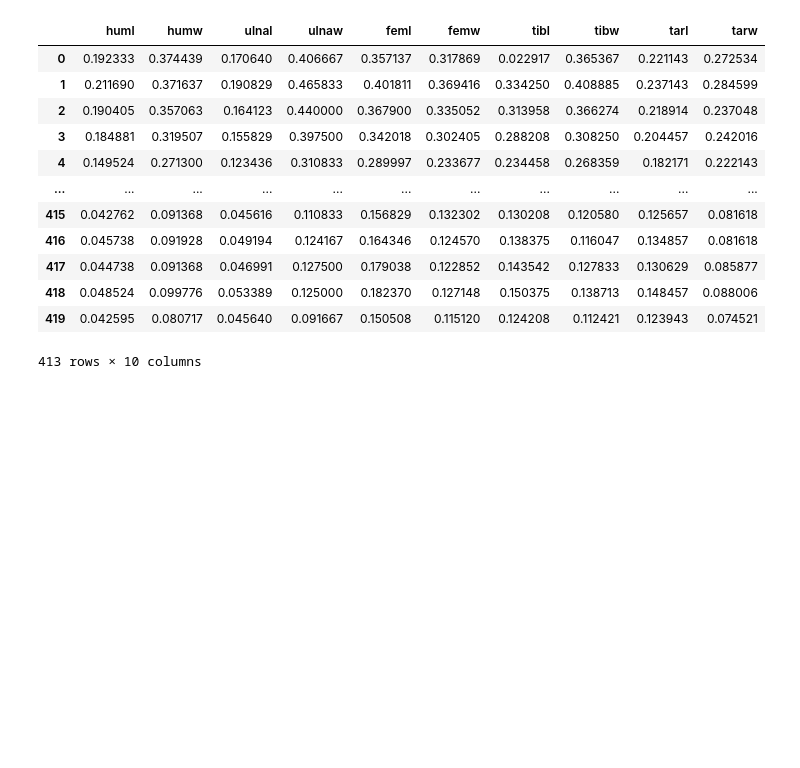
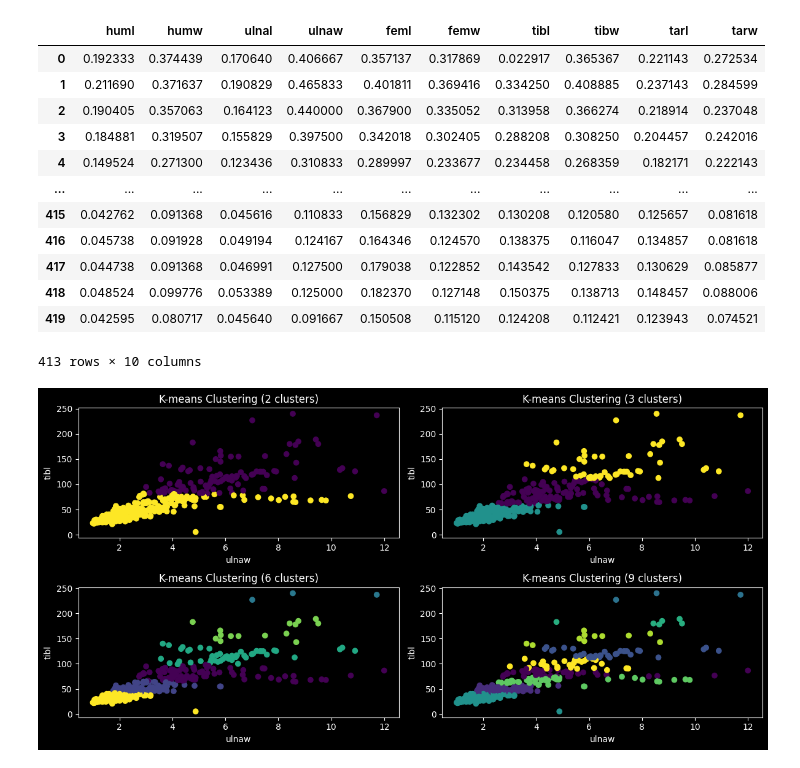
Before and after one commit to joaopcvieira/CMC-13, a Jupyter notebook: Lab2/main.ipynb, the cells around one changed output. Cells and saved outputs as stored; diff of their text form; code cells hidden in the pictures; blank space fills up the shorter version.

```diff
--- a/Lab2/main.ipynb
+++ b/Lab2/main.ipynb
@@ -49,11 +77,11 @@ plt.show()
 # %%
 # retirando a coluna ID
-dataset.drop(columns=['id'],axis=1,inplace=True)
+df.drop(columns=['id'],axis=1,inplace=True)
 
-# Normalizando todas as colunas do dataset
-dataset.max()
-dataset_normalizado = dataset / dataset.max()
-dataset_normalizado
+# Normalizando todas as colunas do df
+df.max()
+df_normalizado = df / df.max()
+df_normalizado
 # %% [output]
 |  | huml | humw | ulnal | ulnaw | feml | femw | tibl | tibw | tarl | tarw |
 | 0 | 0.192333 | 0.374439 | 0.170640 | 0.406667 | 0.357137 | 0.317869 | 0.022917 | 0.365367 | 0.221143 | 0.272534 |
@@ -70,20 +98,55 @@ dataset_normalizado
 413 rows × 10 columns
 # %%
 # dataframe para armazenar os valores do kmeans
-df = pd.DataFrame(dataset)
+df_aprendizado = pd.DataFrame(df)
 # %%
 # Aplicando K-MEANS com 2 clusters
 kmeans_2 = KMeans(n_clusters=2, random_state=50)
-df['Cluster_2'] = kmeans_2.fit_predict(dataset)
+df_aprendizado['Cluster_2'] = kmeans_2.fit_predict(df)
 
 # Aplicando K-MEANS com 3 clusters
 kmeans_3 = KMeans(n_clusters=3, random_state=50)
-df['Cluster_3'] = kmeans_3.fit_predict(dataset)
+df_aprendizado['Cluster_3'] = kmeans_3.fit_predict(df)
 
 # Aplicando K-MEANS com 6 clusters
 kmeans_6 = KMeans(n_clusters=6, random_state=50)
-df['Cluster_6'] = kmeans_6.fit_predict(dataset)
+df_aprendizado['Cluster_6'] = kmeans_6.fit_predict(df)
 
 # Aplicando K-MEANS com 9 clusters
 kmeans_9 = KMeans(n_clusters=9, random_state=50)
-df['Cluster_9'] = kmeans_9.fit_predict(dataset)
+df_aprendizado['Cluster_9'] = kmeans_9.fit_predict(df)
+# %%
+plt.figure(figsize=(12, 6))
+
+# Plotting K-means with 2 clusters
+plt.subplot(2, 2, 1)
+plt.scatter(df_aprendizado['ulnaw'], df_aprendizado['tibl'], c=df_aprendizado['Cluster_2'], cmap='viridis')
+plt.title('K-means Clustering (2 clusters)')
+plt.xlabel('ulnaw')
+plt.ylabel('tibl')
+
+# Plotting K-means with 3 clusters
+plt.subplot(2, 2, 2)
+plt.scatter(df_aprendizado['ulnaw'], df_aprendizado['tibl'], c=df_aprendizado['Cluster_3'], cmap='viridis')
+plt.title('K-means Clustering (3 clusters)')
+plt.xlabel('ulnaw')
+plt.ylabel('tibl')
+
+# Plotting K-means with 6 clusters
+plt.subplot(2, 2, 3)
+plt.scatter(df_aprendizado['ulnaw'], df_aprendizado['tibl'], c=df_aprendizado['Cluster_6'], cmap='viridis')
+plt.title('K-means Clustering (6 clusters)')
+plt.xlabel('ulnaw')
+plt.ylabel('tibl')
+
+# Plotting K-means with 9 clusters
+plt.subplot(2, 2, 4)
+plt.scatter(df_aprendizado['ulnaw'], df_aprendizado['tibl'], c=df_aprendizado['Cluster_9'], cmap='viridis')
+plt.title('K-means Clustering (9 clusters)')
+plt.xlabel('ulnaw')
+plt.ylabel('tibl')
+
+plt.tight_layout()
+plt.show()
+# %% [output]
+[figure, added]
```
Also changed, not shown: parts of 13 cells of this notebook.
